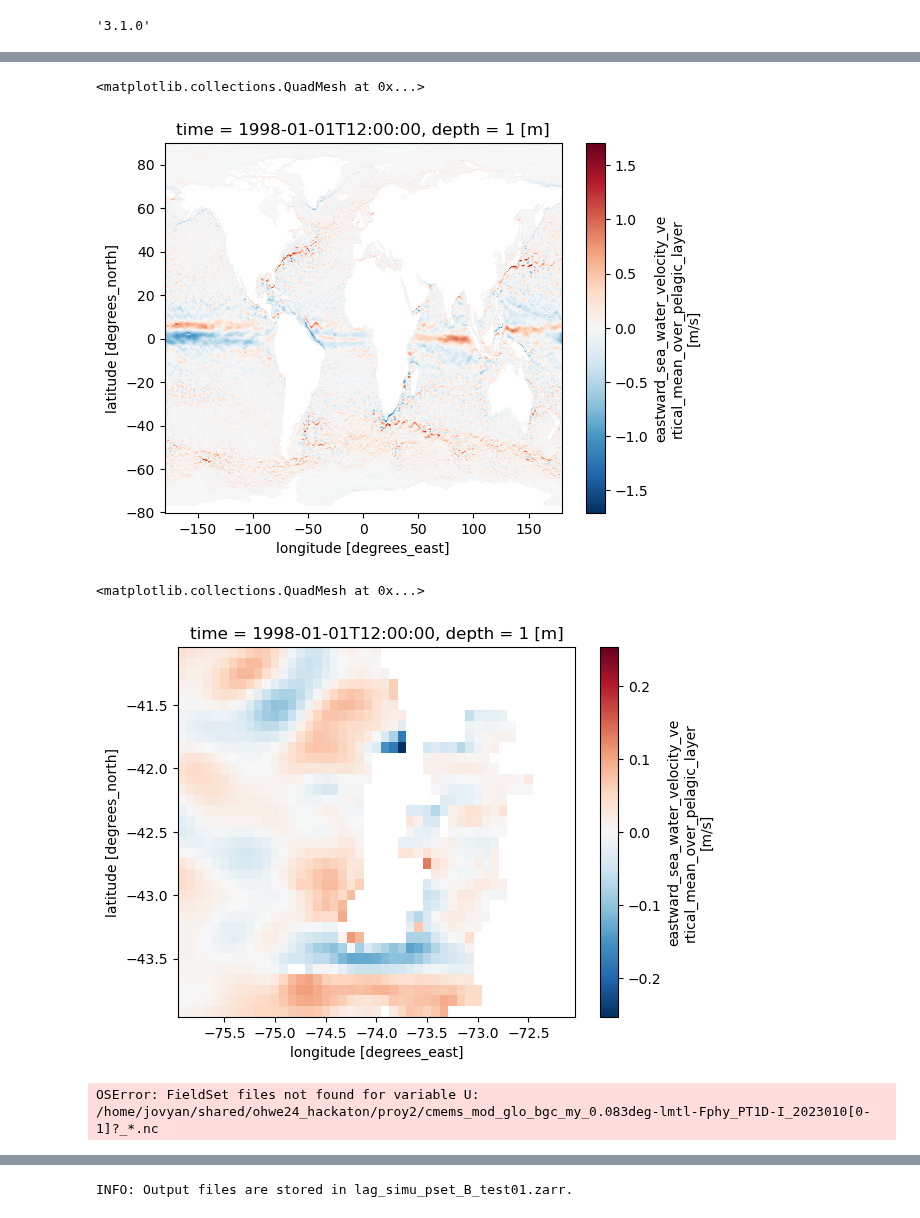
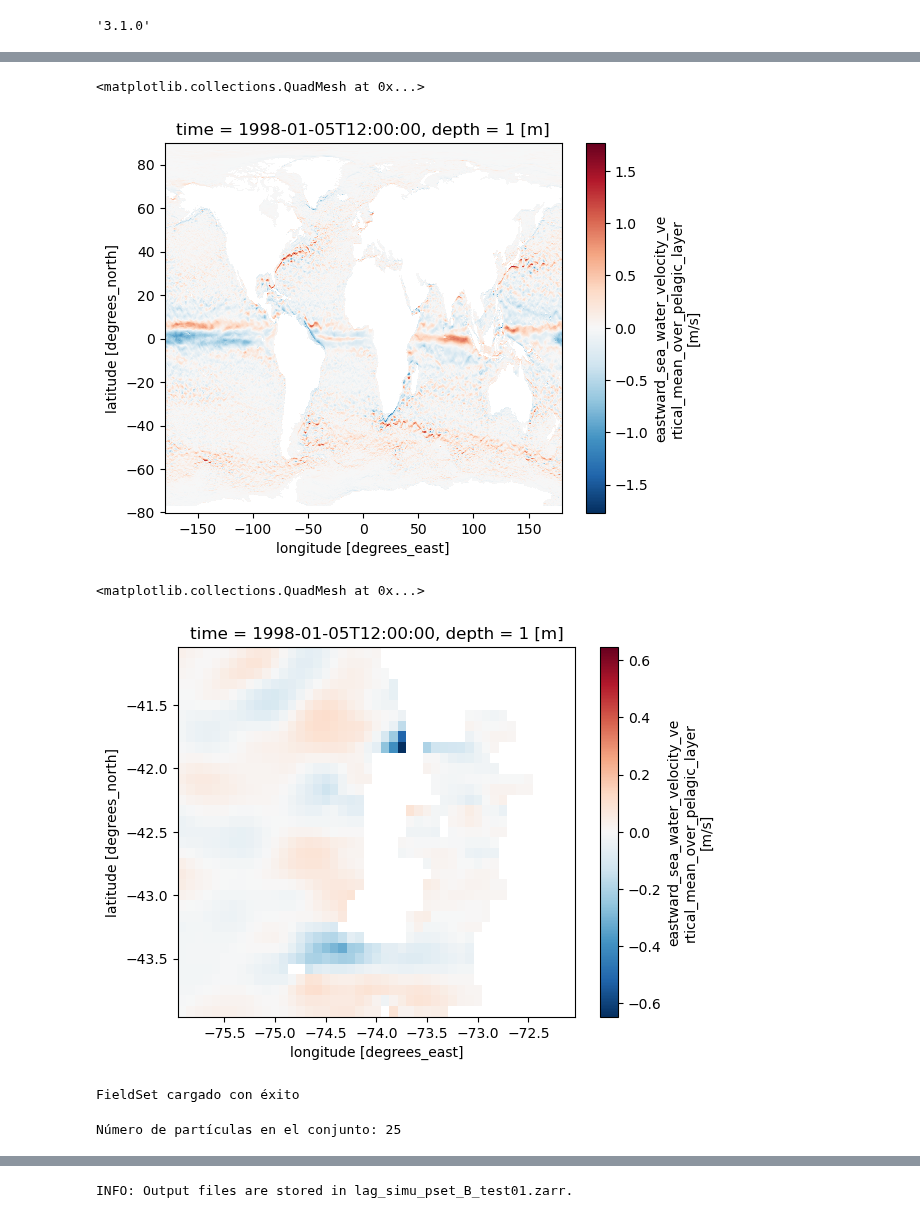
Before and after one commit to Intercoonecta/ohwe24-proy2-plasticos, a Jupyter notebook: Prueba.ipynb, the cells around one changed output, grey strips where cells are left out. Saved outputs shown, nothing was run; the diff lists cells and outputs as text; code cells hidden in the pictures.

```diff
--- a/Prueba.ipynb
+++ b/Prueba.ipynb
@@ -39,7 +44,7 @@ mercatorbiomer4v2r1_global_mean_bio_20240109.nc
 mercatorbiomer4v2r1_global_mean_bio_20240110.nc
 mercatorbiomer4v2r1_global_mean_bio_20240111.nc
 # %%
-ds_m = xr.open_dataset(filedir + 'cmems_mod_glo_bgc_my_0.083deg-lmtl-Fphy_PT1D-I_19980101.nc')
+ds_m = xr.open_dataset(filedir + 'cmems_mod_glo_bgc_my_0.083deg-lmtl-Fphy_PT1D-I_19980105.nc')
 # %%
 !pwd
 # %% [output]
@@ -66,9 +71,9 @@ Data variables:
     history:                    Created on 2022-09-28
 # %%
-ds_m.U[0,0:,:].plot()
+ds_m.U[0,0,:,:].plot()
 # %% [output]
 <matplotlib.collections.QuadMesh at 0x...>
-[figure, old version]
+[figure, new version]
 # %%
 lon_min = -76
 lon_max = -72
@@ -80,4 +85,4 @@ ds_m_sub = ds_m.where((ds_m.longitude<lon_max)&(ds_m.longitude>lon_min)&(ds_m.la
 ds_m_sub.U[0,0,:,:].plot()
 # %% [output]
 <matplotlib.collections.QuadMesh at 0x...>
-[figure, old version]
+[figure, new version]
@@ -94,4 +88,0 @@ dimensiones = {'lat': 'latitude',
-# %%
-fieldset = FieldSet.from_netcdf(ficheros, variables, dimensiones, deferred_load=False)
-# %% [output]
-OSError: FieldSet files not found for variable U: /home/jovyan/shared/ohwe24_hackaton/proy2/cmems_mod_glo_bgc_my_0.083deg-lmtl-Fphy_PT1D-I_2023010[0-1]?_*.nc
@@ -104,3 +89,60 @@ pset_B = ParticleSet(fieldset=fieldset, pclass=JITParticle, lon=lons, lat=lats)
+# %%
+import os  # Importamos el módulo os para trabajar con rutas
+import glob  # Importamos glob para buscar archivos
+from parcels import FieldSet  # Importamos FieldSet para trabajar con Parcels
+
+
+# Directorio donde están los archivos
+filedir =  '/home/jovyan/shared/ohwe24_hackaton/proy2/'
+
+
+# Verificar si el directorio existe
+if not os.path.exists(filedir):
+    raise FileNotFoundError(f"El directorio '{filedir}' no existe o no es accesible")
+
+# Usamos glob para obtener la lista de archivos que coinciden con el patrón
+u_files = sorted(glob.glob(filedir + "cmems_mod_glo_bgc_my_0.083deg-lmtl-Fphy_PT1D-I_1998010[1-6].nc"))
+v_files = sorted(glob.glob(filedir + "cmems_mod_glo_bgc_my_0.083deg-lmtl-Fphy_PT1D-I_1998010[1-6].nc"))
+
+# Confirmar que los archivos se encontraron
+if not u_files:
+    raise FileNotFoundError(f"No se encontraron archivos para U con el patrón: {filedir}cmems_mod_glo_bgc_my_0.083deg-lmtl-Fphy_PT1D-I_1998010[1-6].nc")
+if not v_files:
+    raise FileNotFoundError(f"No se encontraron archivos para V con el patrón: {filedir}cmems_mod_glo_bgc_my_0.083deg-lmtl-Fphy_PT1D-I_1998010[1-6].nc")
+
+# Crear el diccionario de ficheros para U y V
+ficheros = {'U': u_files, 'V': v_files}
+
+# Configurar las variables y dimensiones
+variables = {'U': 'U', 'V': 'V'}  # Ajusta según los nombres de las variables en los archivos .nc
+dimensiones = {'lon': 'longitude', 'lat': 'latitude', 'time': 'time'}  # Ajusta según los archivos .nc
+
+# Cargar el FieldSet
+try:
+    fieldset = FieldSet.from_netcdf(ficheros, variables, dimensiones, allow_time_extrapolation=True)
+    print("FieldSet cargado con éxito")
+except Exception as e:
+    raise RuntimeError(f"Error al cargar el FieldSet: {e}")
+# %% [output]
+FieldSet cargado con éxito
+# %%
+import numpy as np
+from parcels import ParticleSet, JITParticle
+
+# Rango de longitudes y latitudes para el Mar Interior de Chiloé
+lon1D = fieldset.U.lon[np.arange(320, 325, 1)]  # Longitudes aproximadas para el Mar Interior de Chiloé
+lat1D = fieldset.U.lat[np.arange(380, 385, 1)]  # Latitudes aproximadas para la zona de interés
+
+# Crear una malla de coordenadas para las partículas
+lons, lats = np.meshgrid(lon1D, lat1D)
+
+# Crear el conjunto de partículas con las coordenadas seleccionadas
+pset_B = ParticleSet(fieldset=fieldset, pclass=JITParticle, lon=lons, lat=lats)
+
+# Verificar si la malla de partículas se ha creado correctamente
+print(f'Número de partículas en el conjunto: {len(pset_B)}')
+# %% [output]
+Número de partículas en el conjunto: 25
 # %%
 plt.figure(figsize=(14,10))
 
```
Also changed, not shown: parts of 12 cells of this notebook.
